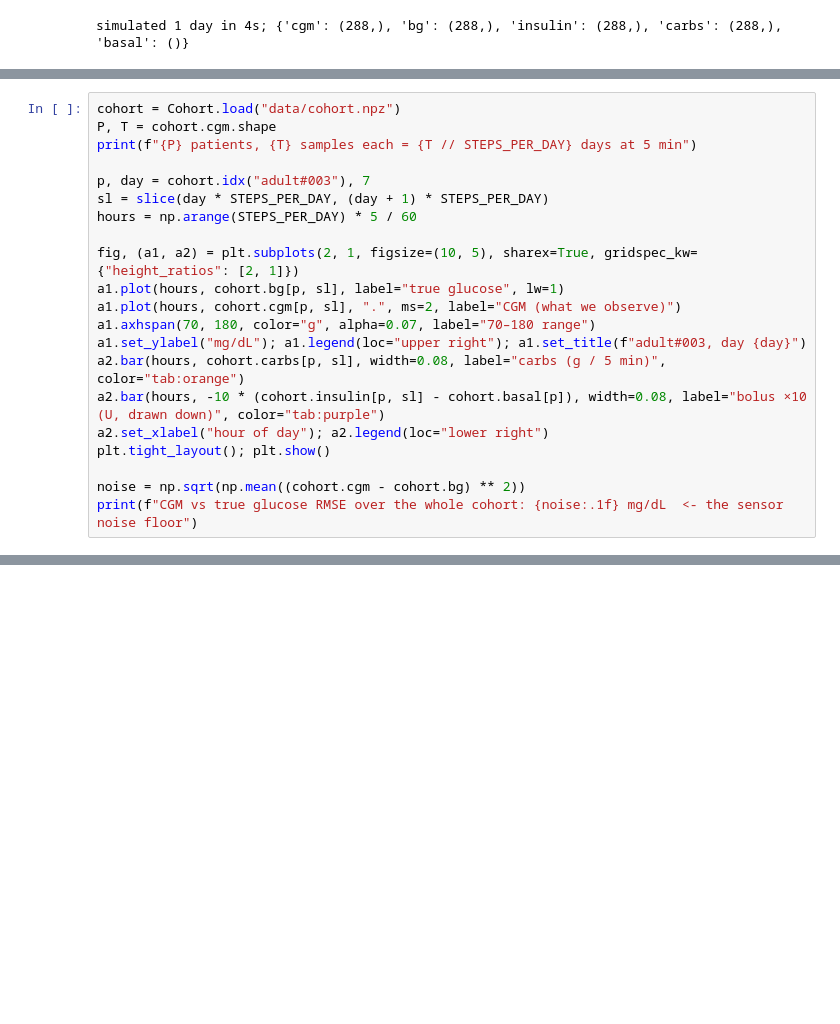
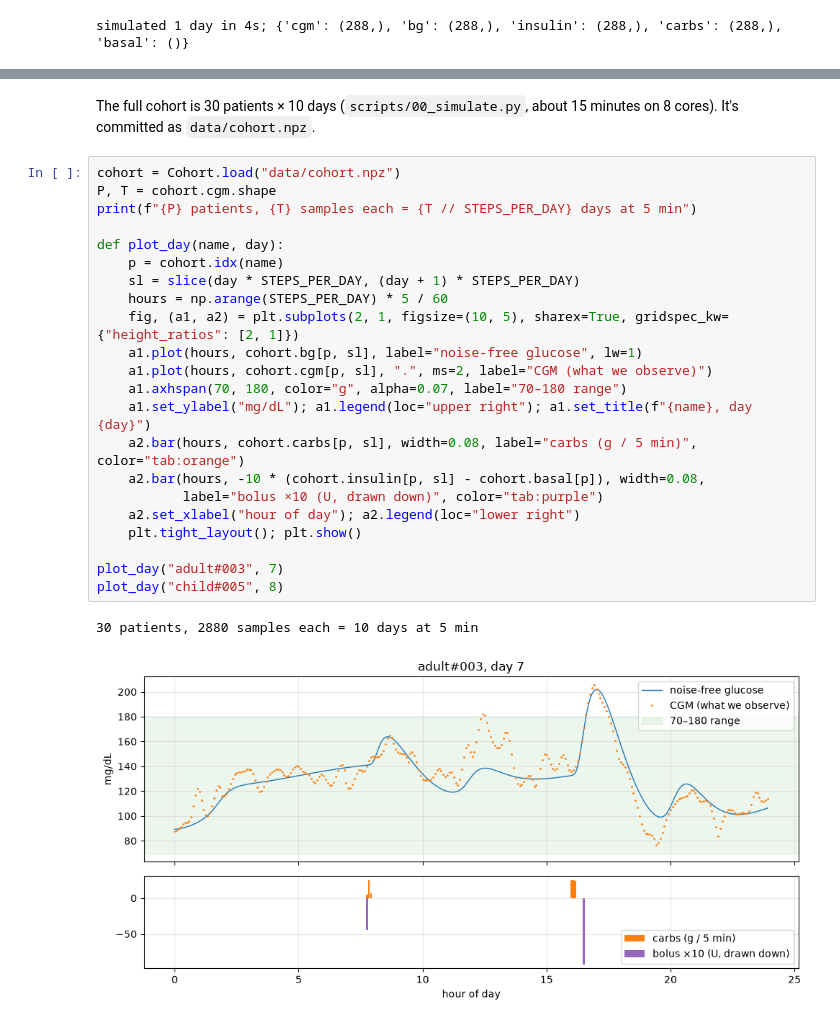
Before and after one commit to drorjac/bio-twin, a Jupyter notebook: notebooks/tutorial.ipynb, the cells around one changed output, grey strips where cells are left out. Drawn from its saved outputs; the diff is of its cells as text; blank space fills up the shorter version.

```diff
--- a/notebooks/tutorial.ipynb
+++ b/notebooks/tutorial.ipynb
@@ -106,21 +133,0 @@ It's committed as `data/cohort.npz`, so we just load it.
-# %%
-cohort = Cohort.load("data/cohort.npz")
-P, T = cohort.cgm.shape
-print(f"{P} patients, {T} samples each = {T // STEPS_PER_DAY} days at 5 min")
-
-p, day = cohort.idx("adult#003"), 7
-sl = slice(day * STEPS_PER_DAY, (day + 1) * STEPS_PER_DAY)
-hours = np.arange(STEPS_PER_DAY) * 5 / 60
-
-fig, (a1, a2) = plt.subplots(2, 1, figsize=(10, 5), sharex=True, gridspec_kw={"height_ratios": [2, 1]})
-a1.plot(hours, cohort.bg[p, sl], label="true glucose", lw=1)
-a1.plot(hours, cohort.cgm[p, sl], ".", ms=2, label="CGM (what we observe)")
-a1.axhspan(70, 180, color="g", alpha=0.07, label="70–180 range")
-a1.set_ylabel("mg/dL"); a1.legend(loc="upper right"); a1.set_title(f"adult#003, day {day}")
-a2.bar(hours, cohort.carbs[p, sl], width=0.08, label="carbs (g / 5 min)", color="tab:orange")
-a2.bar(hours, -10 * (cohort.insulin[p, sl] - cohort.basal[p]), width=0.08, label="bolus ×10 (U, drawn down)", color="tab:purple")
-a2.set_xlabel("hour of day"); a2.legend(loc="lower right")
-plt.tight_layout(); plt.show()
-
-noise = np.sqrt(np.mean((cohort.cgm - cohort.bg) ** 2))
-print(f"CGM vs true glucose RMSE over the whole cohort: {noise:.1f} mg/dL  <- the sensor noise floor")
@@ -633,0 +134,28 @@ What it doesn't show:
+# %% [markdown]
+The full cohort is 30 patients × 10 days (`scripts/00_simulate.py`, about 15 minutes on 8
+cores). It's committed as `data/cohort.npz`.
+# %%
+cohort = Cohort.load("data/cohort.npz")
+P, T = cohort.cgm.shape
+print(f"{P} patients, {T} samples each = {T // STEPS_PER_DAY} days at 5 min")
+
+def plot_day(name, day):
+    p = cohort.idx(name)
+    sl = slice(day * STEPS_PER_DAY, (day + 1) * STEPS_PER_DAY)
+    hours = np.arange(STEPS_PER_DAY) * 5 / 60
+    fig, (a1, a2) = plt.subplots(2, 1, figsize=(10, 5), sharex=True, gridspec_kw={"height_ratios": [2, 1]})
+    a1.plot(hours, cohort.bg[p, sl], label="noise-free glucose", lw=1)
+    a1.plot(hours, cohort.cgm[p, sl], ".", ms=2, label="CGM (what we observe)")
+    a1.axhspan(70, 180, color="g", alpha=0.07, label="70–180 range")
+    a1.set_ylabel("mg/dL"); a1.legend(loc="upper right"); a1.set_title(f"{name}, day {day}")
+    a2.bar(hours, cohort.carbs[p, sl], width=0.08, label="carbs (g / 5 min)", color="tab:orange")
+    a2.bar(hours, -10 * (cohort.insulin[p, sl] - cohort.basal[p]), width=0.08,
+           label="bolus ×10 (U, drawn down)", color="tab:purple")
+    a2.set_xlabel("hour of day"); a2.legend(loc="lower right")
+    plt.tight_layout(); plt.show()
+
+plot_day("adult#003", 7)
+plot_day("child#005", 8)
+# %% [output]
+30 patients, 2880 samples each = 10 days at 5 min
+[figure, added]
```
Also changed, not shown: parts of 91 cells of this notebook, 1 other file.
